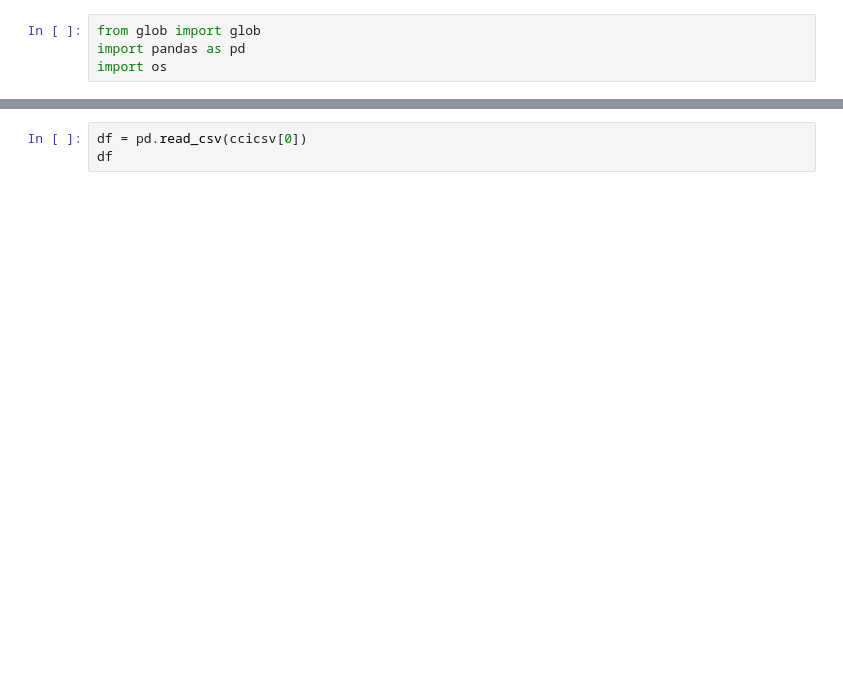
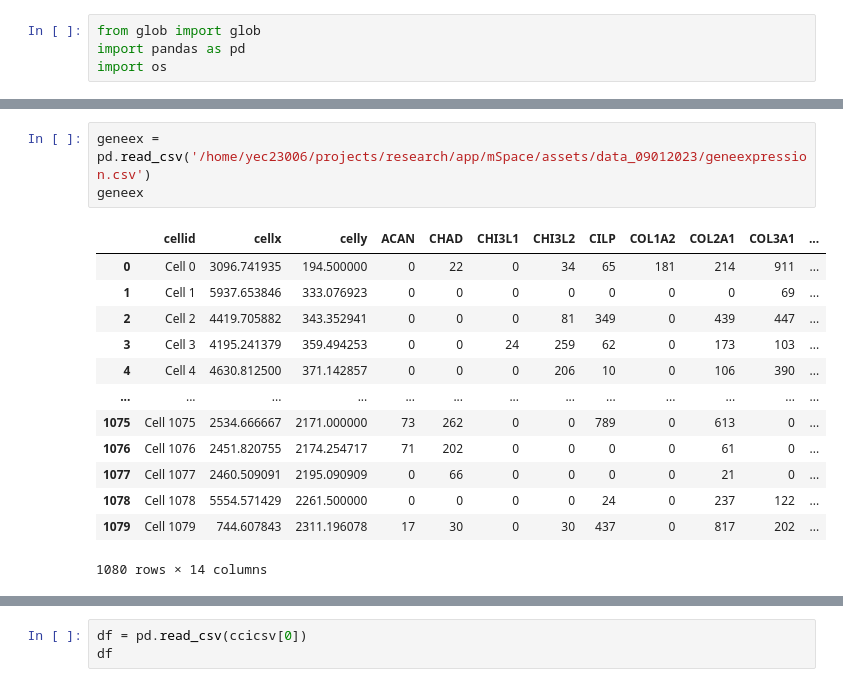
Before and after one commit to yeonsoo00/mSPACE, a Jupyter notebook: test_.ipynb, the cells around one changed output, grey strips where cells are left out. Saved outputs shown, nothing was run; the diff lists cells and outputs as text; blank space fills up the shorter version.

```diff
--- a/test_.ipynb
+++ b/test_.ipynb
@@ -22,0 +5,17 @@ dashplotshowing.py        segmentation_params.dump.toml
+# %%
+geneex = pd.read_csv('/home/yec23006/projects/research/app/mSpace/assets/data_09012023/geneexpression.csv')
+geneex
+# %% [output]
+|  | cellid | cellx | celly | ACAN | CHAD | CHI3L1 | CHI3L2 | CILP | COL1A2 | COL2A1 | COL3A1 | ... |
+| 0 | Cell 0 | 3096.741935 | 194.500000 | 0 | 22 | 0 | 34 | 65 | 181 | 214 | 911 | ... |
+| 1 | Cell 1 | 5937.653846 | 333.076923 | 0 | 0 | 0 | 0 | 0 | 0 | 0 | 69 | ... |
+| 2 | Cell 2 | 4419.705882 | 343.352941 | 0 | 0 | 0 | 81 | 349 | 0 | 439 | 447 | ... |
+| 3 | Cell 3 | 4195.241379 | 359.494253 | 0 | 0 | 24 | 259 | 62 | 0 | 173 | 103 | ... |
+| 4 | Cell 4 | 4630.812500 | 371.142857 | 0 | 0 | 0 | 206 | 10 | 0 | 106 | 390 | ... |
+| ... | ... | ... | ... | ... | ... | ... | ... | ... | ... | ... | ... | ... |
+| 1075 | Cell 1075 | 2534.666667 | 2171.000000 | 73 | 262 | 0 | 0 | 789 | 0 | 613 | 0 | ... |
+| 1076 | Cell 1076 | 2451.820755 | 2174.254717 | 71 | 202 | 0 | 0 | 0 | 0 | 61 | 0 | ... |
+| 1077 | Cell 1077 | 2460.509091 | 2195.090909 | 0 | 66 | 0 | 0 | 0 | 0 | 21 | 0 | ... |
+| 1078 | Cell 1078 | 5554.571429 | 2261.500000 | 0 | 0 | 0 | 0 | 24 | 0 | 237 | 122 | ... |
+| 1079 | Cell 1079 | 744.607843 | 2311.196078 | 17 | 30 | 0 | 30 | 437 | 0 | 817 | 202 | ... |
+1080 rows × 14 columns
```
Also changed, not shown: parts of 9 cells of this notebook, 2 other files.
